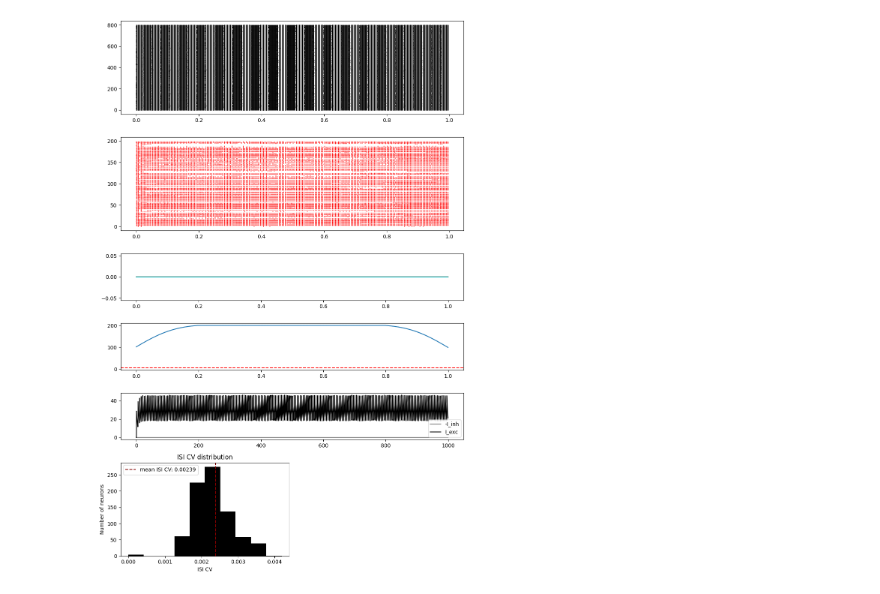
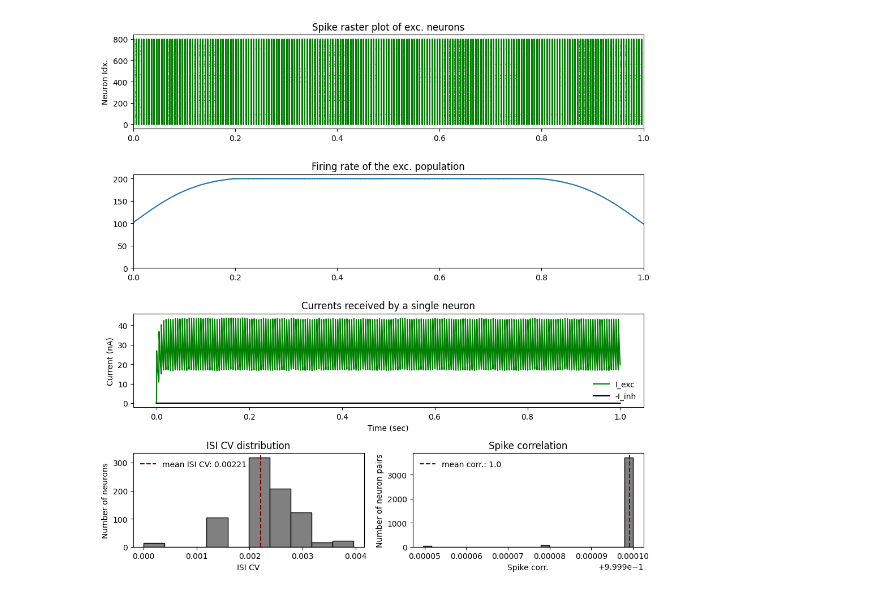
Before and after one commit to m-buschmann/balancing_networks, a Jupyter notebook: analysis_a.ipynb, the cells around one changed output. Drawn from its saved outputs; the diff is of its cells as text; code cells hidden in the pictures.

```diff
--- a/analysis_a.ipynb
+++ b/analysis_a.ipynb
@@ -10,9 +7,21 @@ import functions as fc
 # %%
 simtime1 = 1*10**3 * ms
 # %%
-data = np.load('analysis_a.npz')
+data_a = np.load('analysis_a.npz', allow_pickle=True)
+# %%
+SpikeMon_t = data_a['SpikeMon_t']
+SpikeMon_i = data_a['SpikeMon_i']
+RateMonE_t = data_a['RateMonE_t']
+RateMonE_rate = data_a['RateMonE_rate']
+SpikeTrains = data_a['SpikeTrainE'].item()
+Current_t = data_a['Current_t']
+Current_inh = data_a['Current_inh']
+Current_exc = data_a['Current_exc']
+SynMon_t = data_a['SynMon_t']
+SynMon_w = data_a['SynMon_w']
 # %%
-cv_dist_E = fc.get_isi_cv(N=800, spike_trains=SpikeTrainsE, t_min=0*ms, t_max=1000*ms)
+cv_dist_E = fc.get_isi_cv(N=800, spike_trains=SpikeTrains, t_min=0*ms, t_max=1000*ms)
 mean_cv_E = np.mean(cv_dist_E)
 # %%
-spike_corr = fc.get_spike_correlation(spike_trains=SpikeTrainsE, t_min=0*ms, t_max=simtime1, bin_size=10*ms, N=800)
+spike_corr = fc.get_spike_correlations(spike_times=SpikeTrains, t_min=0, t_max=simtime1/ms)
+mean_corr = np.nanmean(spike_corr)
@@ -24,38 +28,57 @@ plt.show()
 # %%
 from matplotlib.gridspec import GridSpec
 # %%
-fig = plt.figure(figsize=(10, 15))
-gs = GridSpec(6, 2, figure=fig, height_ratios=[1, 1, 0.5, 0.5, 0.5, 1])
+fig = plt.figure(figsize=(10, 10))
+gs = GridSpec(4, 2, figure=fig, height_ratios=[1, 1, 1, 1])
 
 ax1 = fig.add_subplot(gs[0, :])
-ax1.plot(SpikeMonE.t, SpikeMonE.i, '.k', ms=1)
+ax1.plot(SpikeMon_t, SpikeMon_i, '.g', ms=1)
+ax1.set_ylabel('Neuron Idx.')
+ax1.set_title('Spike raster plot of exc. neurons')
+ax1.set_xlim(0, simtime1/second)
 
 ax2 = fig.add_subplot(gs[1, :])
-ax2.plot(SpikeMonI.t, SpikeMonI.i, '.r', ms=1)
+ax2.plot(RateMonE_t, RateMonE_rate)
+ax2.set_ylim([0, 210])
+ax2.set_title('Firing rate of the exc. population')
+ax2.set_xlim(0, simtime1/second)
 
-ax3 = fig.add_subplot(gs[2, :])
-ax3.plot(SynMon.t, SynMon.w.T)
+# ax3 = fig.add_subplot(gs[2, :])
+# ax3.plot(SynMon_t, SynMon_w)
+# ax3.set_ylabel('$w^{EI}$ (a.u.)')
+# ax3.set_title('Evolution of inh$\\rightarrow$exc. weigths')
 
-ax4 = fig.add_subplot(gs[3, :])
-ax4.plot(RateMonE.t, RateMonE.smooth_rate(window="gaussian", width=100*ms) / Hz)
-ax4.axhline(5, linestyle='--', color='red')
+ax4 = fig.add_subplot(gs[2, :])
+ax4.plot(Current_t, Current_exc[0], color='green', label='I_exc')
+ax4.plot(Current_t , Current_inh[0], color='black', label='-I_inh')
+ax4.set_title('Currents received by a single neuron')
+ax4.set_xlabel('Time (sec)')
+ax4.set_ylabel('Current (nA)')
+ax4.legend(frameon=False, loc='lower right')
 
+ax5 = fig.add_subplot(gs[3, 0])
+ax5.hist(cv_dist_E, bins=10, color='grey', edgecolor='black', alpha=1)
+ax5.axvline(mean_cv_E, color='maroon', ls='--', label=f'mean ISI CV: {np.round(mean_cv_E, 5)}')
+ax5.axhline(0, color='k', lw=0.8)
+ax5.set_xlabel('ISI CV')
+ax5.set_ylabel('Number of neurons')
+ax5.set_title('ISI CV distribution')
+ax5.legend(frameon=False)
+ax5.set_xticks([0, 0.001, 0.002, 0.003, 0.004])
 
-ax5 = fig.add_subplot(gs[4, :])
-ax5.plot(CurrentMon.t / ms, CurrentMon.I_inh[0] / nA, color='grey', label='-I_inh')
-ax5.plot(CurrentMon.t / ms, CurrentMon.I_exc[0] / nA, color='black', label='I_exc')
-ax5.legend()
-
-ax6 = fig.add_subplot(gs[5, 0])
-ax6.hist(cv_dist_E, bins=10, color='black', alpha=1)
-ax6.axvline(mean_cv_E, color='maroon', ls='--', label=f'mean ISI CV: {np.round(mean_cv_E, 5)}')
+ax6 = fig.add_subplot(gs[3, 1])
+ax6.hist(spike_corr, bins=25, color='grey', edgecolor='black', alpha=1)
+ax6.axvline(mean_corr, color='maroon', ls='--', label=f'mean corr.: {np.round(mean_corr, 3)}')
 ax6.axhline(0, color='k', lw=0.8)
-ax6.set_xlabel('ISI CV')
-ax6.set_ylabel('Number of neurons')
-ax6.set_title('ISI CV distribution')
-ax6.legend()
+ax6.set_xlabel('Spike corr.')
+ax6.set_ylabel('Number of neuron pairs')
+ax6.legend(frameon=False)
+ax6.set_title('Spike correlation')
+ax6.ticklabel_format(style='plain', axis='x')
 
 plt.tight_layout()
+plt.savefig('./Plots/fig_2.png', format='png', dpi=300, bbox_inches="tight")
+plt.savefig('./Plots/fig_2.pdf', format='pdf', dpi=300, bbox_inches="tight")
 plt.show()
 # %% [output]
-[figure, old version]
+[figure, new version]
```
Also changed, not shown: parts of 2 cells of this notebook, 3 other files.
